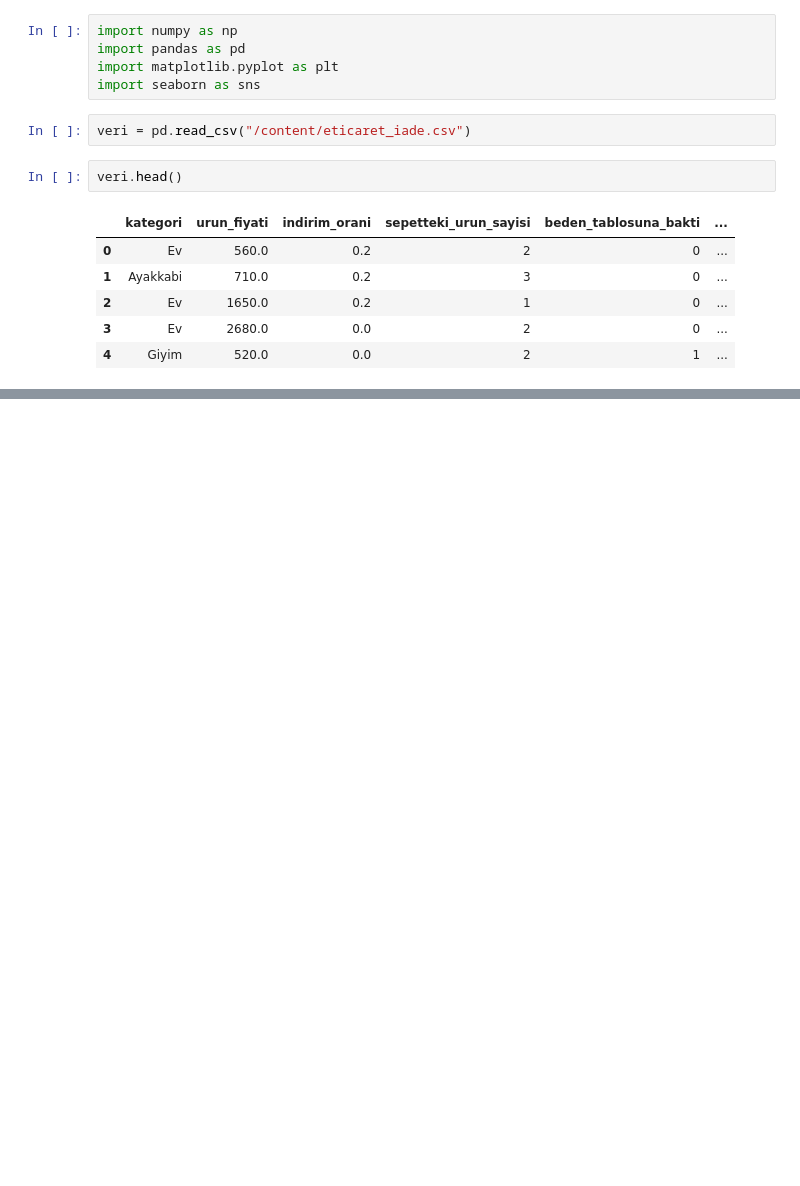
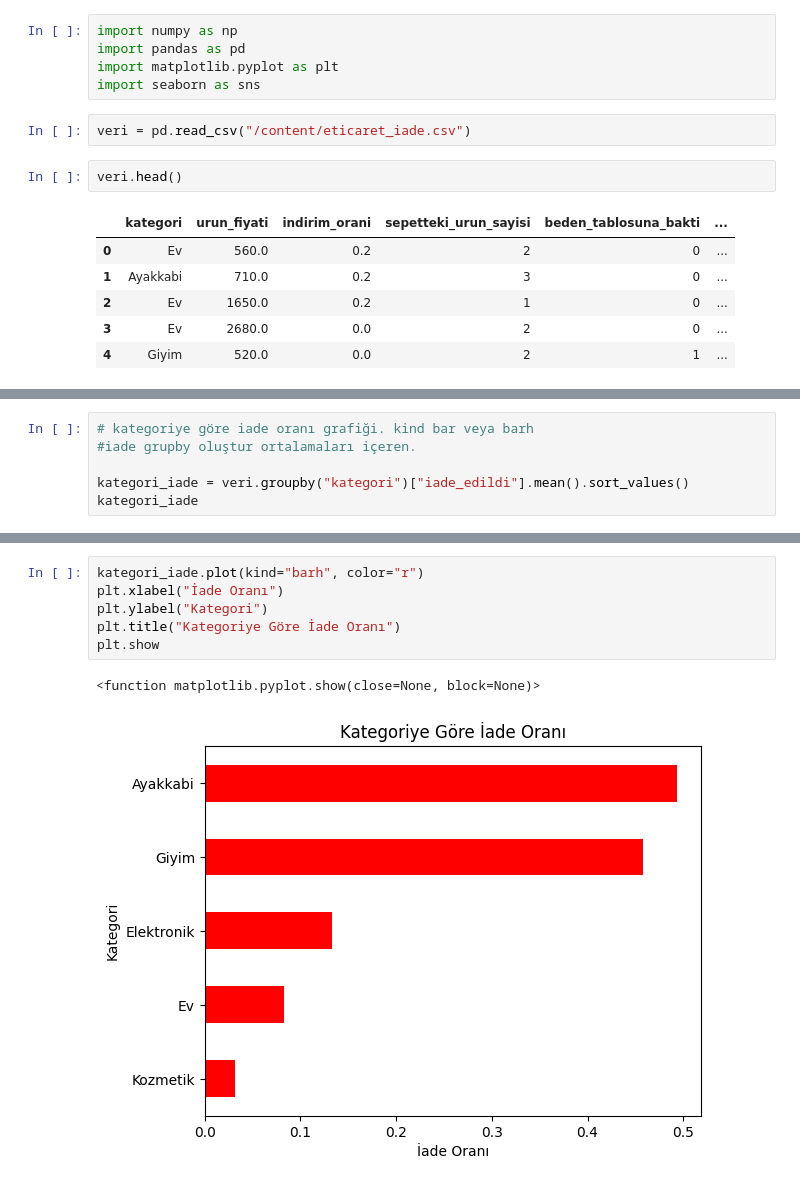
Before and after one commit to europecodingschool/ECS---VB---YZ---08.26, a Jupyter notebook: VB_YZ_Ders_16_2.ipynb, the cells around one changed output, grey strips where cells are left out. Saved outputs shown, nothing was run; the diff lists cells and outputs as text; blank space fills up the shorter version.

```diff
--- a/VB_YZ_Ders_16_2.ipynb
+++ b/VB_YZ_Ders_16_2.ipynb
@@ -18,0 +98,6 @@ veri.head()
+# %%
+# kategoriye göre iade oranı grafiği. kind bar veya barh
+#iade grupby oluştur ortalamaları içeren.
+
+kategori_iade = veri.groupby("kategori")["iade_edildi"].mean().sort_values()
+kategori_iade
@@ -18,0 +113,9 @@ veri.head()
+# %%
+kategori_iade.plot(kind="barh", color="r")
+plt.xlabel("İade Oranı")
+plt.ylabel("Kategori")
+plt.title("Kategoriye Göre İade Oranı")
+plt.show
+# %% [output]
+<function matplotlib.pyplot.show(close=None, block=None)>
+[figure, added]
```
Also changed, not shown: parts of 14 cells of this notebook.
